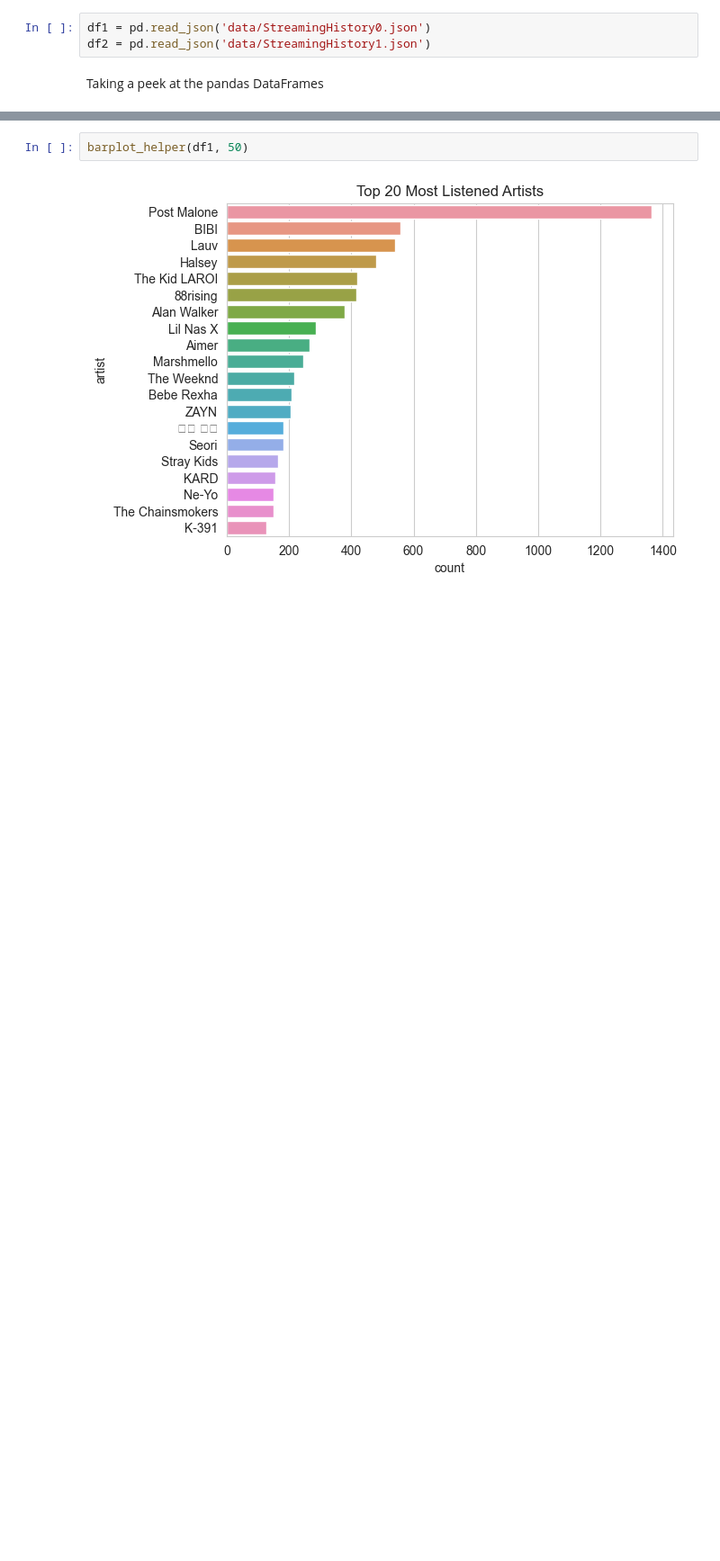
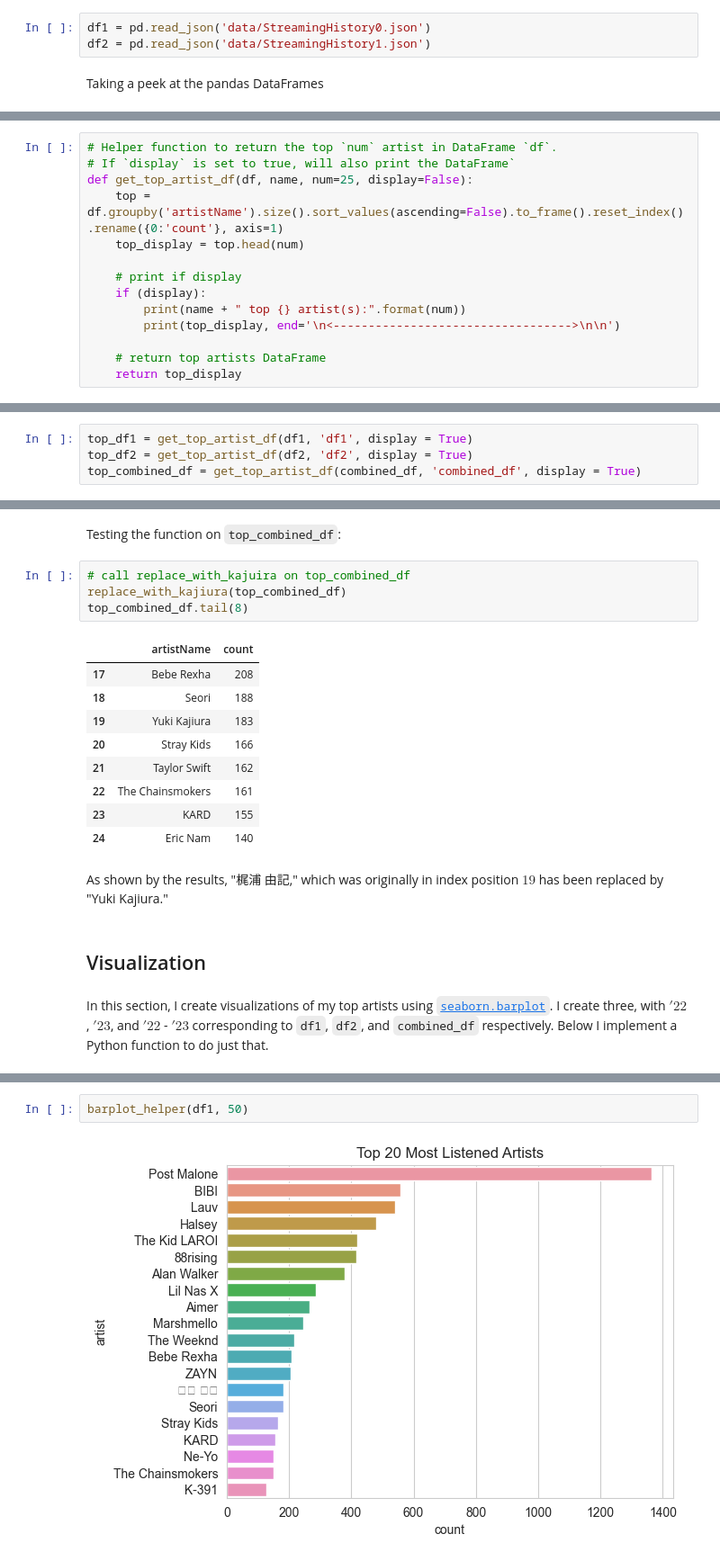
Before and after one commit to dnhuang/spotify-stream-history, a Jupyter notebook: analysis.ipynb, the cells around one changed output, grey strips where cells are left out. Shown at 90% size. Saved outputs shown, nothing was run; the diff lists cells and outputs as text; blank space fills up the shorter version.

```diff
--- a/analysis.ipynb
+++ b/analysis.ipynb
@@ -112,0 +93,14 @@ plt.show()
+# %%
+# Helper function to return the top `num` artist in DataFrame `df`.
+# If `display` is set to true, will also print the DataFrame`
+def get_top_artist_df(df, name, num=25, display=False):
+    top = df.groupby('artistName').size().sort_values(ascending=False).to_frame().reset_index().rename({0:'count'}, axis=1)
+    top_display = top.head(num)
+
+    # print if display
+    if (display):
+        print(name + " top {} artist(s):".format(num))
+        print(top_display, end='\n<---------------------------------->\n\n')
+
+    # return top artists DataFrame
+    return top_display
@@ -112,0 +109,4 @@ plt.show()
+# %%
+top_df1 = get_top_artist_df(df1, 'df1', display = True)
+top_df2 = get_top_artist_df(df2, 'df2', display = True)
+top_combined_df = get_top_artist_df(combined_df, 'combined_df', display = True)
@@ -112,0 +152,22 @@ plt.show()
+# %% [markdown]
+Testing the function on `top_combined_df`:
+# %%
+# call replace_with_kajuira on top_combined_df
+replace_with_kajiura(top_combined_df)
+top_combined_df.tail(8)
+# %% [output]
+|  | artistName | count |
+| 17 | Bebe Rexha | 208 |
+| 18 | Seori | 188 |
+| 19 | Yuki Kajiura | 183 |
+| 20 | Stray Kids | 166 |
+| 21 | Taylor Swift | 162 |
+| 22 | The Chainsmokers | 161 |
+| 23 | KARD | 155 |
+| 24 | Eric Nam | 140 |
+# %% [markdown]
+As shown by the results, "梶浦 由記," which was originally in index position $19$ has been replaced by "Yuki Kajiura."
+# %% [markdown]
+## Visualization
+# %% [markdown]
+In this section, I create visualizations of my top artists using [`seaborn.barplot`](https://seaborn.pydata.org/generated/seaborn.barplot.html). I create three, with $'22$ , $'23$, and $'22$ - $'23$ corresponding to `df1`, `df2`, and `combined_df` respectively. Below I implement a Python function to do just that.
```
Also changed, not shown: parts of 28 cells of this notebook, 1 other file.
